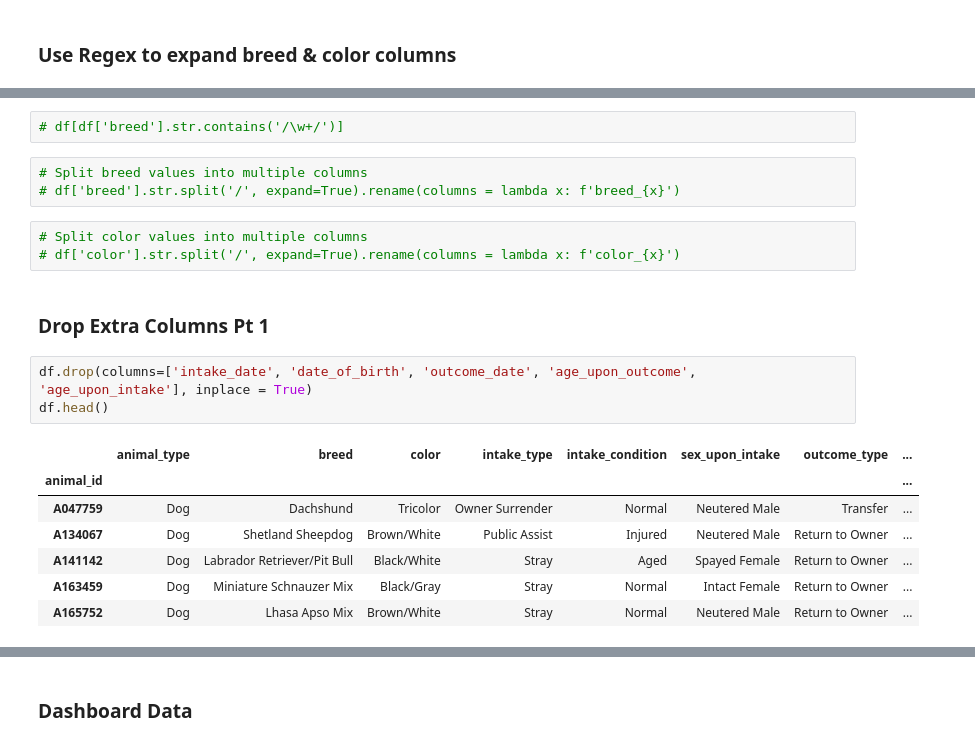
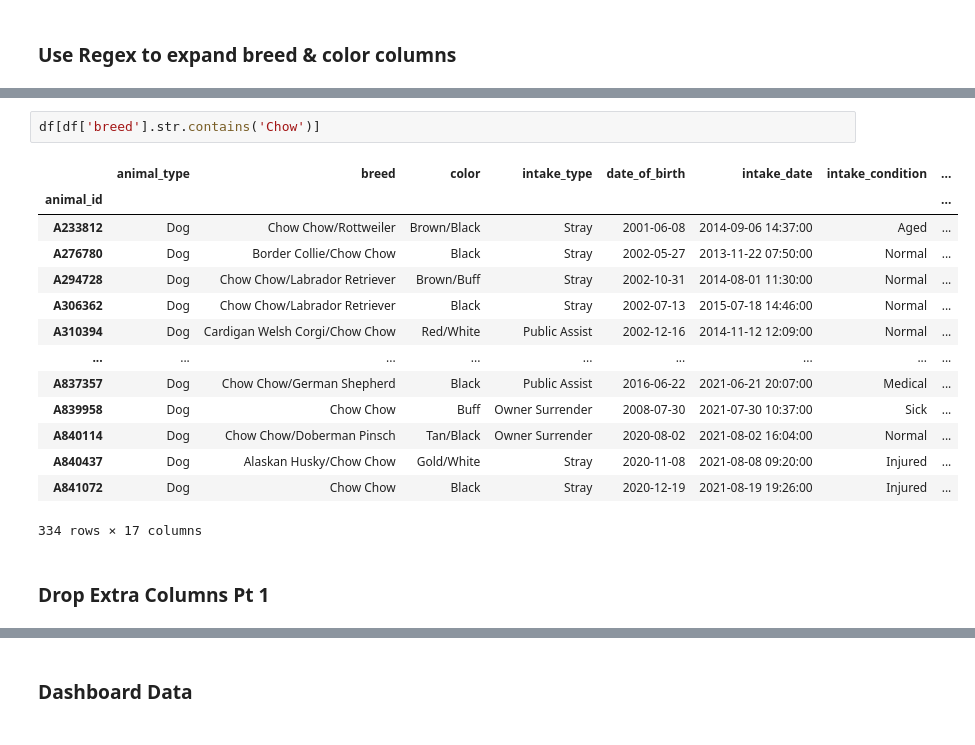
Before and after one commit to ilaha/Austin_AniML_Rescue, a Jupyter notebook: merged_csv_cleaning.ipynb, the cells around one changed output, grey strips where cells are left out. Cells and saved outputs as stored; diff of their text form.

```diff
--- a/merged_csv_cleaning.ipynb
+++ b/merged_csv_cleaning.ipynb
@@ -125,21 +184,19 @@ df = df.drop(df[(df['date_of_birth'] >= df['intake_date'])
 # %%
-# df[df['breed'].str.contains('/\w+/')]
+df[df['breed'].str.contains('Chow')]
+# %% [output]
+|  | animal_type | breed | color | intake_type | date_of_birth | intake_date | intake_condition | ... |
+| animal_id |  |  |  |  |  |  |  | ... |
+| A233812 | Dog | Chow Chow/Rottweiler | Brown/Black | Stray | 2001-06-08 | 2014-09-06 14:37:00 | Aged | ... |
+| A276780 | Dog | Border Collie/Chow Chow | Black | Stray | 2002-05-27 | 2013-11-22 07:50:00 | Normal | ... |
+| A294728 | Dog | Chow Chow/Labrador Retriever | Brown/Buff | Stray | 2002-10-31 | 2014-08-01 11:30:00 | Normal | ... |
+| A306362 | Dog | Chow Chow/Labrador Retriever | Black | Stray | 2002-07-13 | 2015-07-18 14:46:00 | Normal | ... |
+| A310394 | Dog | Cardigan Welsh Corgi/Chow Chow | Red/White | Public Assist | 2002-12-16 | 2014-11-12 12:09:00 | Normal | ... |
+| ... | ... | ... | ... | ... | ... | ... | ... | ... |
+| A837357 | Dog | Chow Chow/German Shepherd | Black | Public Assist | 2016-06-22 | 2021-06-21 20:07:00 | Medical | ... |
+| A839958 | Dog | Chow Chow | Buff | Owner Surrender | 2008-07-30 | 2021-07-30 10:37:00 | Sick | ... |
+| A840114 | Dog | Chow Chow/Doberman Pinsch | Tan/Black | Owner Surrender | 2020-08-02 | 2021-08-02 16:04:00 | Normal | ... |
+| A840437 | Dog | Alaskan Husky/Chow Chow | Gold/White | Stray | 2020-11-08 | 2021-08-08 09:20:00 | Injured | ... |
+| A841072 | Dog | Chow Chow | Black | Stray | 2020-12-19 | 2021-08-19 19:26:00 | Injured | ... |
+334 rows × 17 columns
-# %%
-# Split breed values into multiple columns
-# df['breed'].str.split('/', expand=True).rename(columns = lambda x: f'breed_{x}')
-# %%
-# Split color values into multiple columns
-# df['color'].str.split('/', expand=True).rename(columns = lambda x: f'color_{x}')
 # %% [markdown]
 ### Drop Extra Columns Pt 1
-# %%
-df.drop(columns=['intake_date', 'date_of_birth', 'outcome_date', 'age_upon_outcome', 'age_upon_intake'], inplace = True)
-df.head()
-# %% [output]
-|  | animal_type | breed | color | intake_type | intake_condition | sex_upon_intake | outcome_type | ... |
-| animal_id |  |  |  |  |  |  |  | ... |
-| A047759 | Dog | Dachshund | Tricolor | Owner Surrender | Normal | Neutered Male | Transfer | ... |
-| A134067 | Dog | Shetland Sheepdog | Brown/White | Public Assist | Injured | Neutered Male | Return to Owner | ... |
-| A141142 | Dog | Labrador Retriever/Pit Bull | Black/White | Stray | Aged | Spayed Female | Return to Owner | ... |
-| A163459 | Dog | Miniature Schnauzer Mix | Black/Gray | Stray | Normal | Intact Female | Return to Owner | ... |
-| A165752 | Dog | Lhasa Apso Mix | Brown/White | Stray | Normal | Neutered Male | Return to Owner | ... |
```
Also changed, not shown: parts of 18 cells of this notebook.
